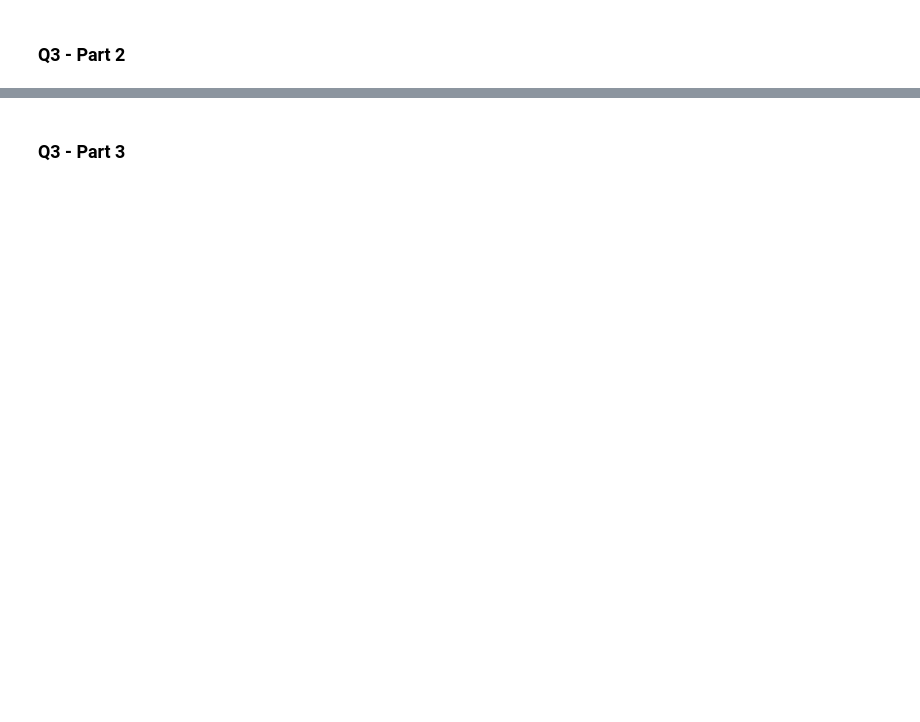
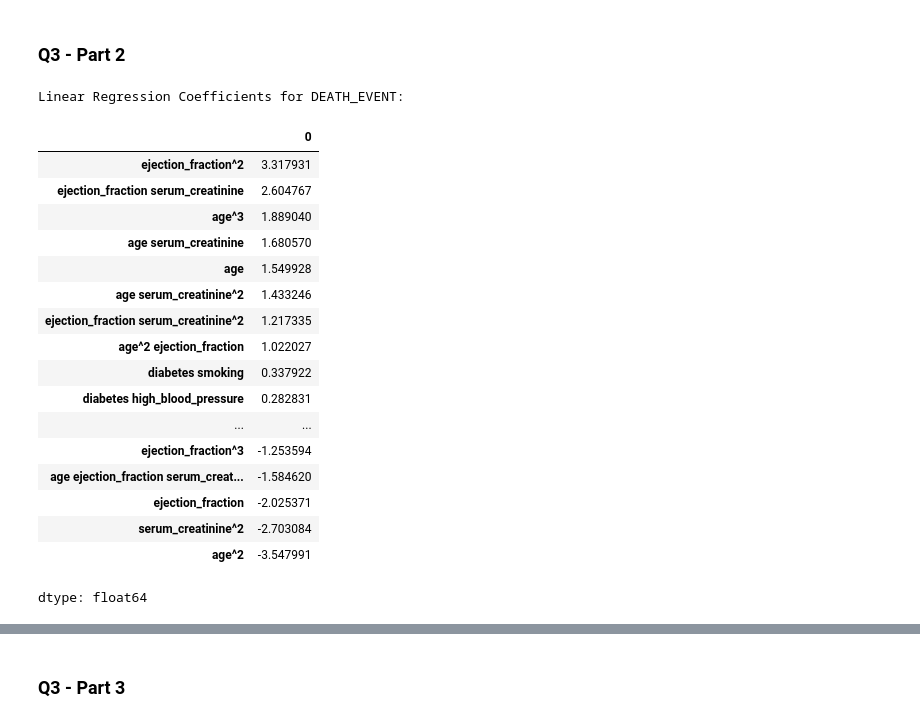
Before and after one commit to thomashooks53/undergrad_ml_assignments, a Jupyter notebook: 04_assignment_regularization.ipynb, the cells around one changed output, grey strips where cells are left out. Drawn from its saved outputs; the diff is of its cells as text; code cells hidden in the pictures; blank space fills up the shorter version.

```diff
--- a/04_assignment_regularization.ipynb
+++ b/04_assignment_regularization.ipynb
@@ -313,2 +384,33 @@ Looking at the comparison table of linear regression coefficients and Lasso-regu
 # %% [markdown]
 ### Q3 - Part 2
+# %%
+from sklearn.linear_model import LinearRegression
+import pandas as pd
+
+lin_reg_q3 = LinearRegression()
+lin_reg_q3.fit(X_q3_processed, y_q3)
+
+coefficients_q3 = pd.Series(lin_reg_q3.coef_, index=X_q3_processed.columns)
+
+print("Linear Regression Coefficients for DEATH_EVENT:")
+display(coefficients_q3.sort_values(ascending=False))
+# %% [output]
+Linear Regression Coefficients for DEATH_EVENT:
+|  | 0 |
+| ejection_fraction^2 | 3.317931 |
+| ejection_fraction serum_creatinine | 2.604767 |
+| age^3 | 1.889040 |
+| age serum_creatinine | 1.680570 |
+| age | 1.549928 |
+| age serum_creatinine^2 | 1.433246 |
+| ejection_fraction serum_creatinine^2 | 1.217335 |
+| age^2 ejection_fraction | 1.022027 |
+| diabetes smoking | 0.337922 |
+| diabetes high_blood_pressure | 0.282831 |
+| ... | ... |
+| ejection_fraction^3 | -1.253594 |
+| age ejection_fraction serum_creat... | -1.584620 |
+| ejection_fraction | -2.025371 |
+| serum_creatinine^2 | -2.703084 |
+| age^2 | -3.547991 |
+dtype: float64
```
Also changed, not shown: parts of 3 cells of this notebook.
